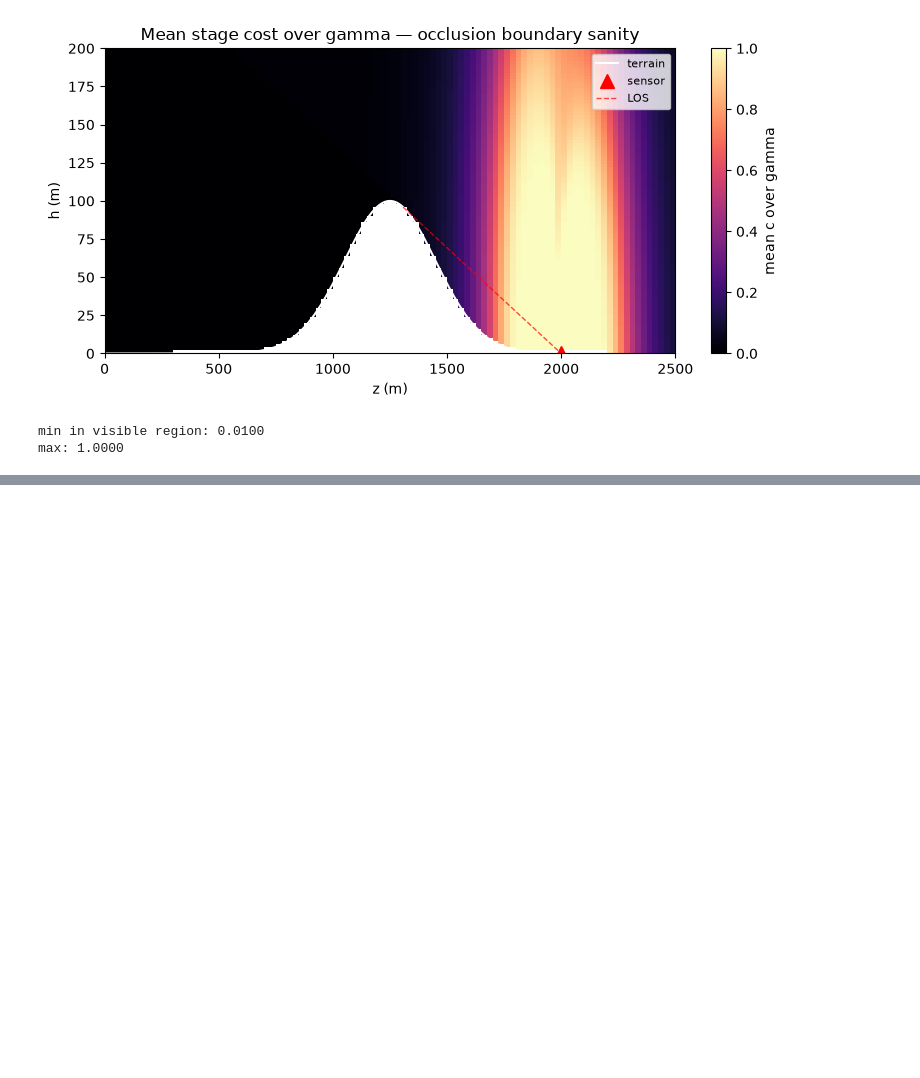
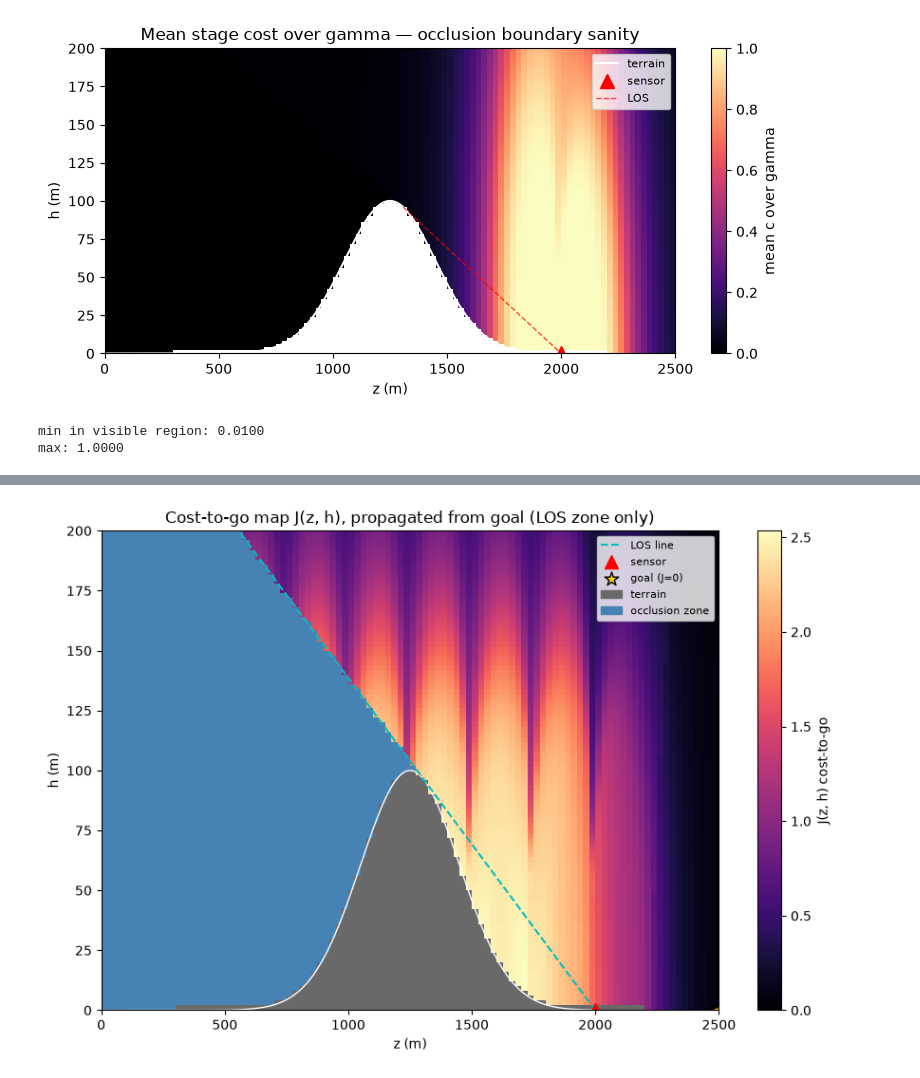
Before and after one commit to jeffersonkim97/glider_hybrid_control, a Jupyter notebook: p1b/p1b_main.ipynb, the cells around one changed output, grey strips where cells are left out. Cells and saved outputs as stored; diff of their text form; code cells hidden in the pictures; blank space fills up the shorter version.

Commit message:
Updated Step 6

```diff
--- a/p1b/p1b_main.ipynb
+++ b/p1b/p1b_main.ipynb
@@ -935,0 +1112,71 @@ max: 1.0000
+# %%
+# STEP 6-1 PLOT — Cost-to-Go Map (load costmap_2d.json, no recompute)
+#
+# Single (z, h) heatmap of J(z, h): the goal cell (Z_GOAL, H_GOAL) is cost 0,
+# and cost accumulates outward as cells require more stage cost to reach the
+# goal. Terrain (gray) and the occlusion zone (steel blue, excluded from the
+# Dijkstra graph since this map covers the LOS zone only) are drawn as flat
+# background colors so they read as distinct regions rather than both NaN.
+# Terrain is drawn last so it takes precedence where the ridge itself falls
+# inside the occlusion zone (z < z_tangent).
+import matplotlib.pyplot as plt
+import matplotlib.colors as mcolors
+import matplotlib.patches as mpatches
+import numpy as np
+
+costmap_path = os.path.join(DATA_DIR, 'costmap_2d.json')
+with open(costmap_path, 'r') as f:
+    cm = json.load(f)
+
+terrain_path = os.path.join(DATA_DIR, 'terrain.json')
+with open(terrain_path, 'r') as f:
+    terrain_data = json.load(f)
+
+z_grid = np.array(cm['z_grid'])
+h_grid = np.array(cm['h_grid'])
+J_2D = np.array(cm['J_2D'])
+terrain_mask_2d = np.array(cm['terrain_mask_2d'], dtype=bool)
+occlusion_mask_2d = np.array(cm['occlusion_mask_2d'], dtype=bool)
+exclude_mask = np.array(cm['exclude_mask_2d'], dtype=bool)
+
+z_terrain = np.array(terrain_data['z_grid'])
+h_terrain_vals = np.array(terrain_data['h_terrain'])
+LOS = terrain_data['LOS']
+
+TERRAIN_COLOR = 'dimgray'
+OCCLUSION_COLOR = 'steelblue'
+
+background = np.zeros((len(z_grid), len(h_grid), 4))
+background[occlusion_mask_2d] = mcolors.to_rgba(OCCLUSION_COLOR)
+background[terrain_mask_2d] = mcolors.to_rgba(TERRAIN_COLOR)
+
+J_plot = np.where(np.isfinite(J_2D) & ~exclude_mask, J_2D, np.nan)
+cmap = plt.get_cmap('magma').copy()
+cmap.set_bad(color=(1, 1, 1, 0))
+
+extent = (z_grid[0], z_grid[-1], h_grid[0], h_grid[-1])
+plt.figure(figsize=(9, 6))
+plt.imshow(np.transpose(background, (1, 0, 2)), origin='lower', extent=extent, aspect='auto')
+im = plt.imshow(J_plot.T, origin='lower', extent=extent, aspect='auto', cmap=cmap)
+plt.colorbar(im, label='J(z, h) cost-to-go')
+
+plt.plot(z_terrain, h_terrain_vals, 'w-', lw=1.0)
+los_line = LOS['slope'] * z_grid + LOS['intercept']
+plt.plot(z_grid, los_line, 'c--', lw=1.5, label='LOS line')
+plt.plot(params['Z_SENSOR'], params['H_SENSOR'], 'r^', markersize=10, label='sensor')
+plt.scatter([params['Z_GOAL']], [params['H_GOAL']], c='gold', s=120, marker='*', edgecolors='k', label='goal (J=0)')
+
+legend_handles, legend_labels = plt.gca().get_legend_handles_labels()
+legend_handles += [mpatches.Patch(color=TERRAIN_COLOR, label='terrain'),
+                    mpatches.Patch(color=OCCLUSION_COLOR, label='occlusion zone')]
+plt.legend(handles=legend_handles, loc='upper right', fontsize=8)
+
+plt.xlabel('z (m)')
+plt.ylabel('h (m)')
+plt.xlim(z_grid[0], z_grid[-1])
+plt.ylim(h_grid[0], h_grid[-1])
+plt.title('Cost-to-go map J(z, h), propagated from goal (LOS zone only)')
+plt.tight_layout()
+plt.show()
+# %% [output]
+[figure, added]
```
Also changed, not shown: parts of 11 cells of this notebook, 8 other files.
